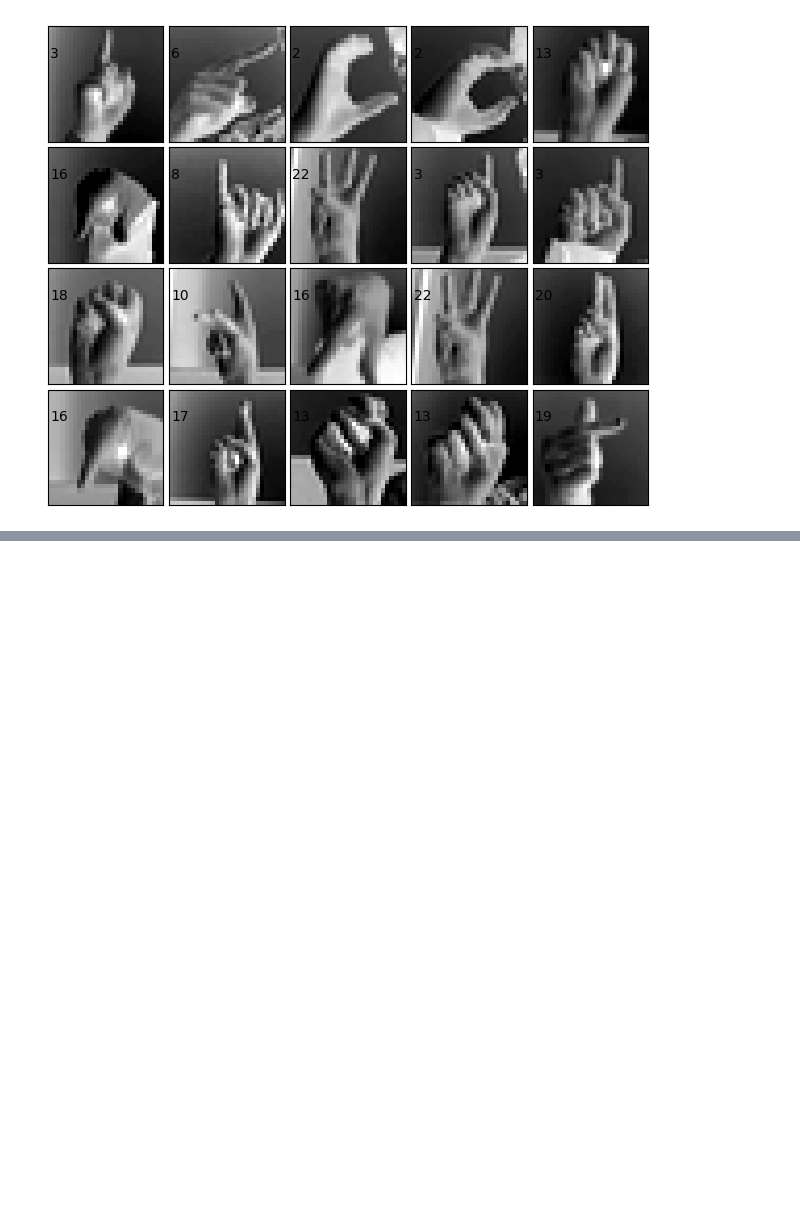
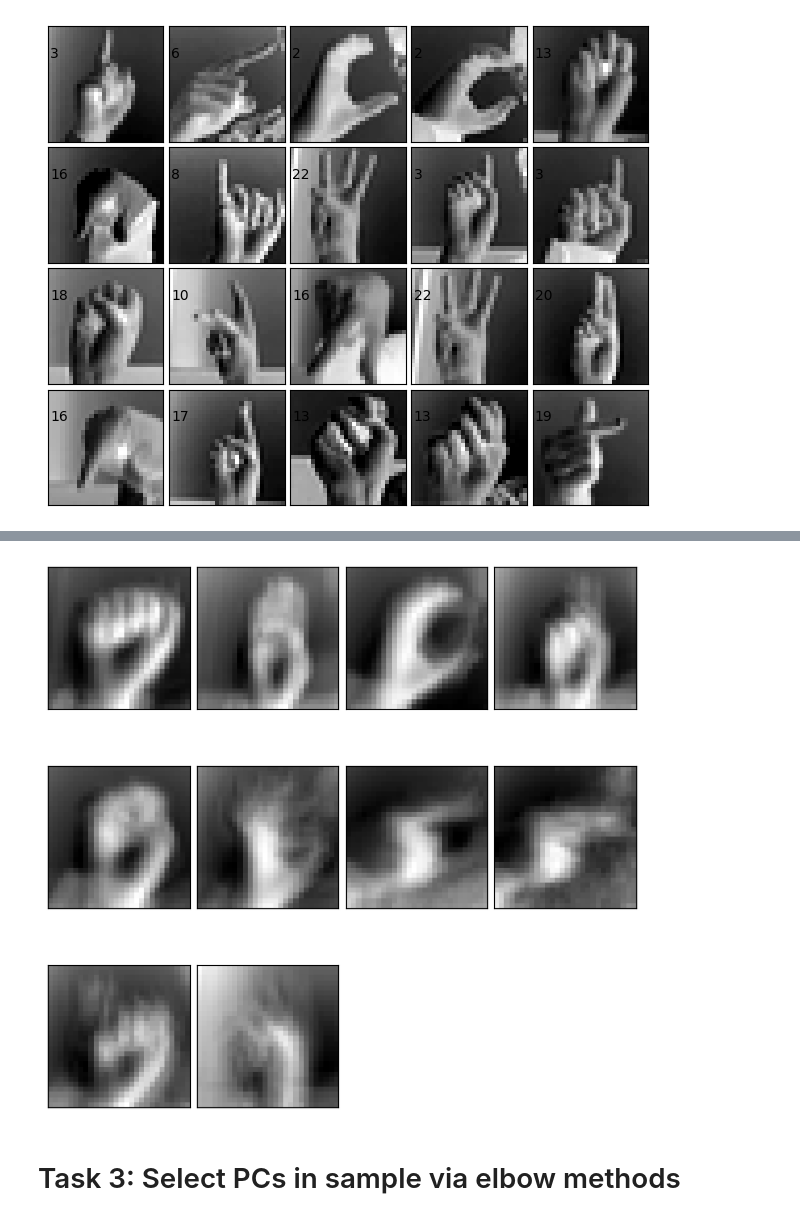
Before and after one commit to albracher/COGS-118B-Final-Project-Template-, a Jupyter notebook: analysis.ipynb, the cells around one changed output, grey strips where cells are left out. Saved outputs shown, nothing was run; the diff lists cells and outputs as text; code cells hidden in the pictures; blank space fills up the shorter version.

```diff
--- a/analysis.ipynb
+++ b/analysis.ipynb
@@ -174,0 +341,15 @@ for i in range(20):
+# %%
+# LDA class means
+
+fig = plt.figure(figsize=(6, 6))
+fig.subplots_adjust(left=0, right=1, bottom=0, top=1, hspace=0.05, wspace=0.05)
+
+for i in range(10):
+    ax = fig.add_subplot(3, 4, i + 1, xticks=[], yticks=[])
+    # data is 28 x 28 pixels, grayscale
+    ax.imshow(lda.means_[i,:].reshape(28,28), cmap=plt.cm.binary, interpolation='nearest')
+    # label the image with the target value
+# %% [output]
+[figure, added]
+# %% [markdown]
+# Task 3: Select PCs in sample via elbow methods
```
Also changed, not shown: parts of 14 cells of this notebook, 3 other files.
